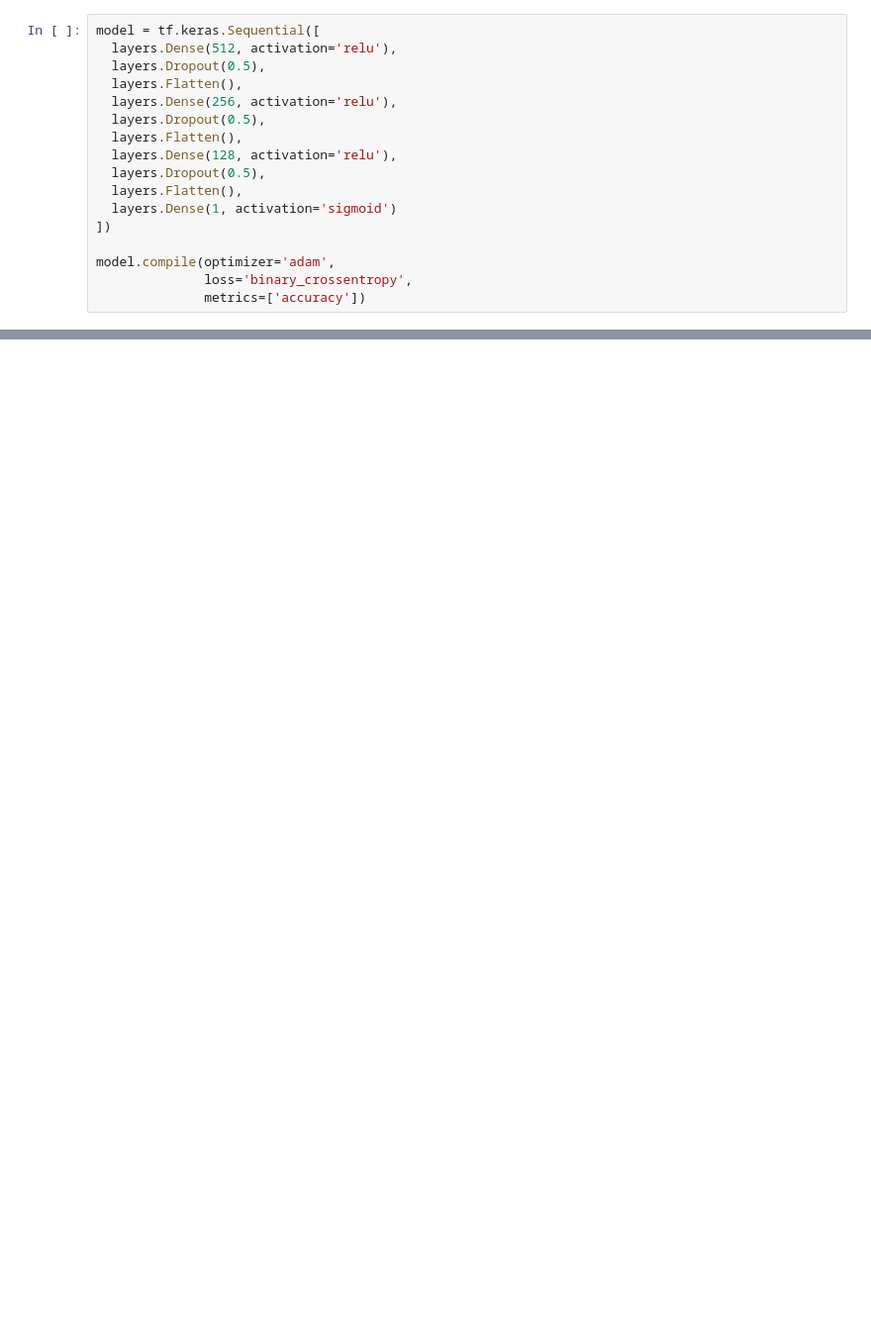
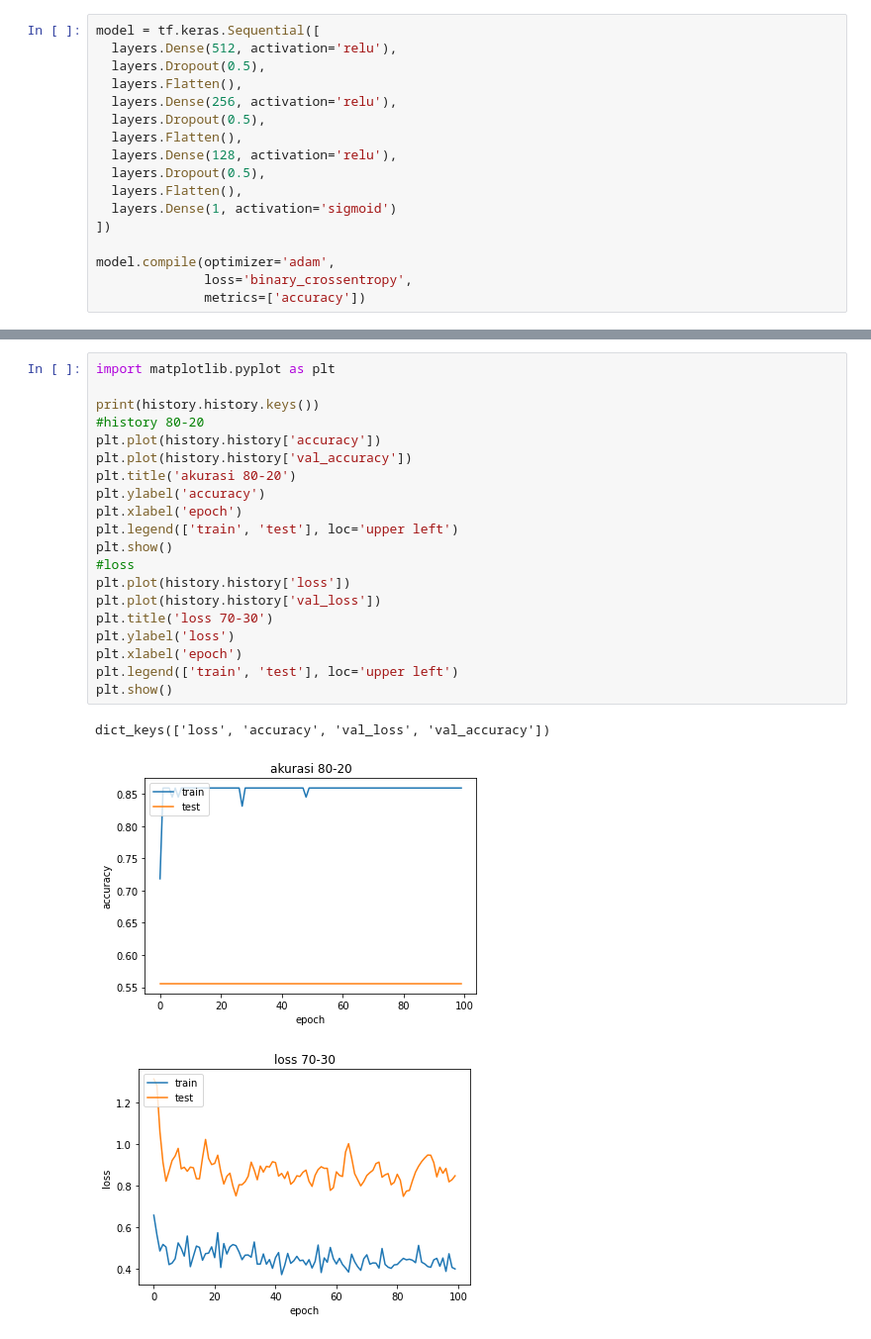
Before and after one commit to martinpdab/tugasscdl, a Jupyter notebook: Skenario5.ipynb, the cells around one changed output, grey strips where cells are left out. Shown: that part at 99% size. Drawn from its saved outputs; the diff is of its cells as text; blank space fills up the shorter version.

```diff
--- a/Skenario5.ipynb
+++ b/Skenario5.ipynb
@@ -157,0 +158,24 @@ Epoch 100/100
+# %%
+import matplotlib.pyplot as plt
+
+print(history.history.keys())
+#history 80-20
+plt.plot(history.history['accuracy'])
+plt.plot(history.history['val_accuracy'])
+plt.title('akurasi 80-20')
+plt.ylabel('accuracy')
+plt.xlabel('epoch')
+plt.legend(['train', 'test'], loc='upper left')
+plt.show()
+#loss
+plt.plot(history.history['loss'])
+plt.plot(history.history['val_loss'])
+plt.title('loss 70-30')
+plt.ylabel('loss')
+plt.xlabel('epoch')
+plt.legend(['train', 'test'], loc='upper left')
+plt.show()
+# %% [output]
+dict_keys(['loss', 'accuracy', 'val_loss', 'val_accuracy'])
+[figure, added]
+[figure, added]
```
Also changed, not shown: parts of 10 cells of this notebook.
